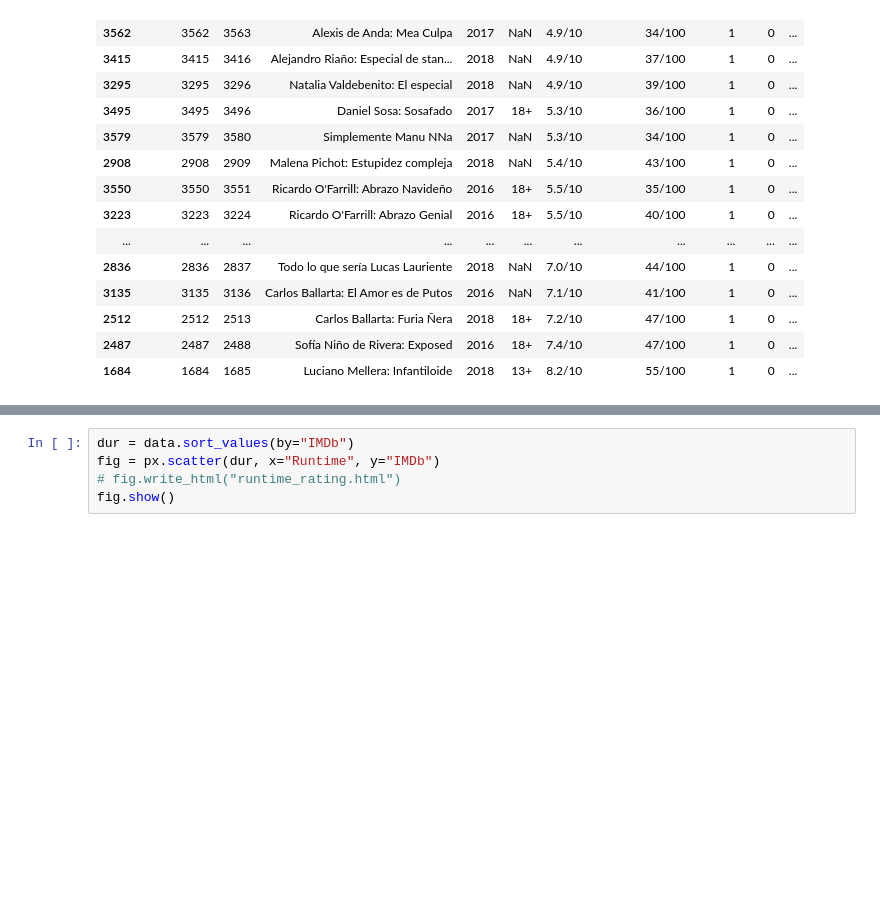
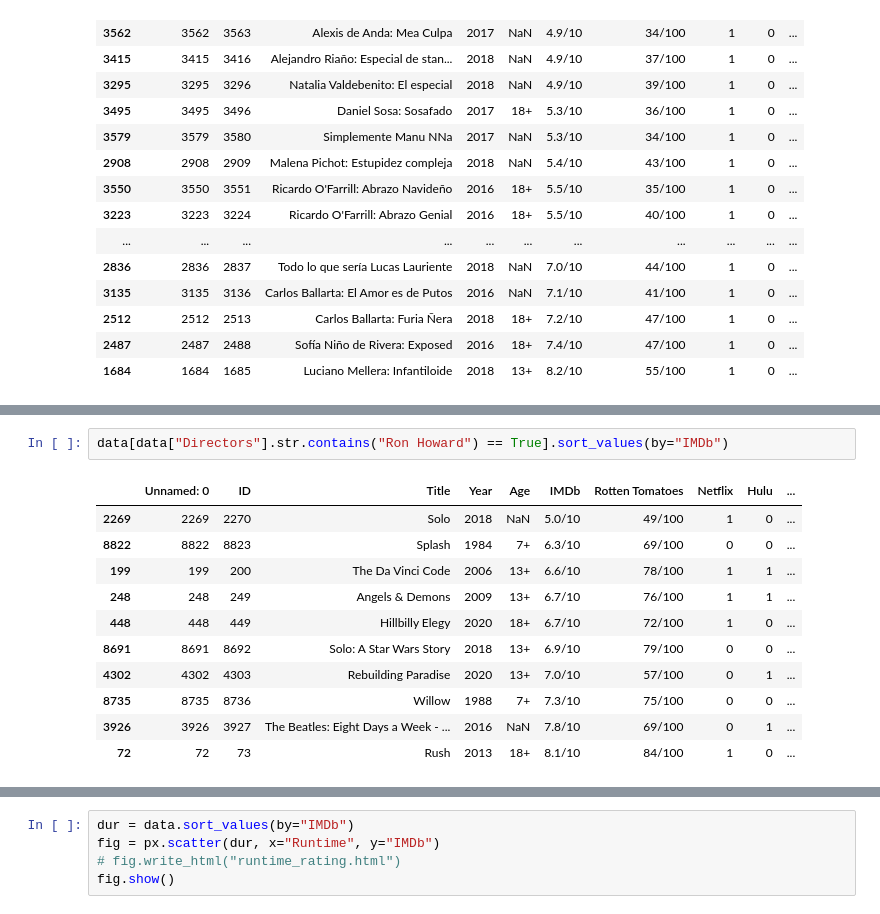
Before and after one commit to Razorlance/Dsba_project, a Jupyter notebook: calculations.ipynb, the cells around one changed output, grey strips where cells are left out. Cells and saved outputs as stored; diff of their text form; blank space fills up the shorter version.

```diff
--- a/calculations.ipynb
+++ b/calculations.ipynb
@@ -148,0 +164,14 @@ Netflix_release[Netflix_release["Directors"].str.contains("Raúl Campos") == Tru
+# %%
+data[data["Directors"].str.contains("Ron Howard") == True].sort_values(by="IMDb")
+# %% [output]
+|  | Unnamed: 0 | ID | Title | Year | Age | IMDb | Rotten Tomatoes | Netflix | Hulu | ... |
+| 2269 | 2269 | 2270 | Solo | 2018 | NaN | 5.0/10 | 49/100 | 1 | 0 | ... |
+| 8822 | 8822 | 8823 | Splash | 1984 | 7+ | 6.3/10 | 69/100 | 0 | 0 | ... |
+| 199 | 199 | 200 | The Da Vinci Code | 2006 | 13+ | 6.6/10 | 78/100 | 1 | 1 | ... |
+| 248 | 248 | 249 | Angels & Demons | 2009 | 13+ | 6.7/10 | 76/100 | 1 | 1 | ... |
+| 448 | 448 | 449 | Hillbilly Elegy | 2020 | 18+ | 6.7/10 | 72/100 | 1 | 0 | ... |
+| 8691 | 8691 | 8692 | Solo: A Star Wars Story | 2018 | 13+ | 6.9/10 | 79/100 | 0 | 0 | ... |
+| 4302 | 4302 | 4303 | Rebuilding Paradise | 2020 | 13+ | 7.0/10 | 57/100 | 0 | 1 | ... |
+| 8735 | 8735 | 8736 | Willow | 1988 | 7+ | 7.3/10 | 75/100 | 0 | 0 | ... |
+| 3926 | 3926 | 3927 | The Beatles: Eight Days a Week - ... | 2016 | NaN | 7.8/10 | 69/100 | 0 | 1 | ... |
+| 72 | 72 | 73 | Rush | 2013 | 18+ | 8.1/10 | 84/100 | 1 | 0 | ... |
```
Also changed, not shown: parts of 10 cells of this notebook, 9 other files.
